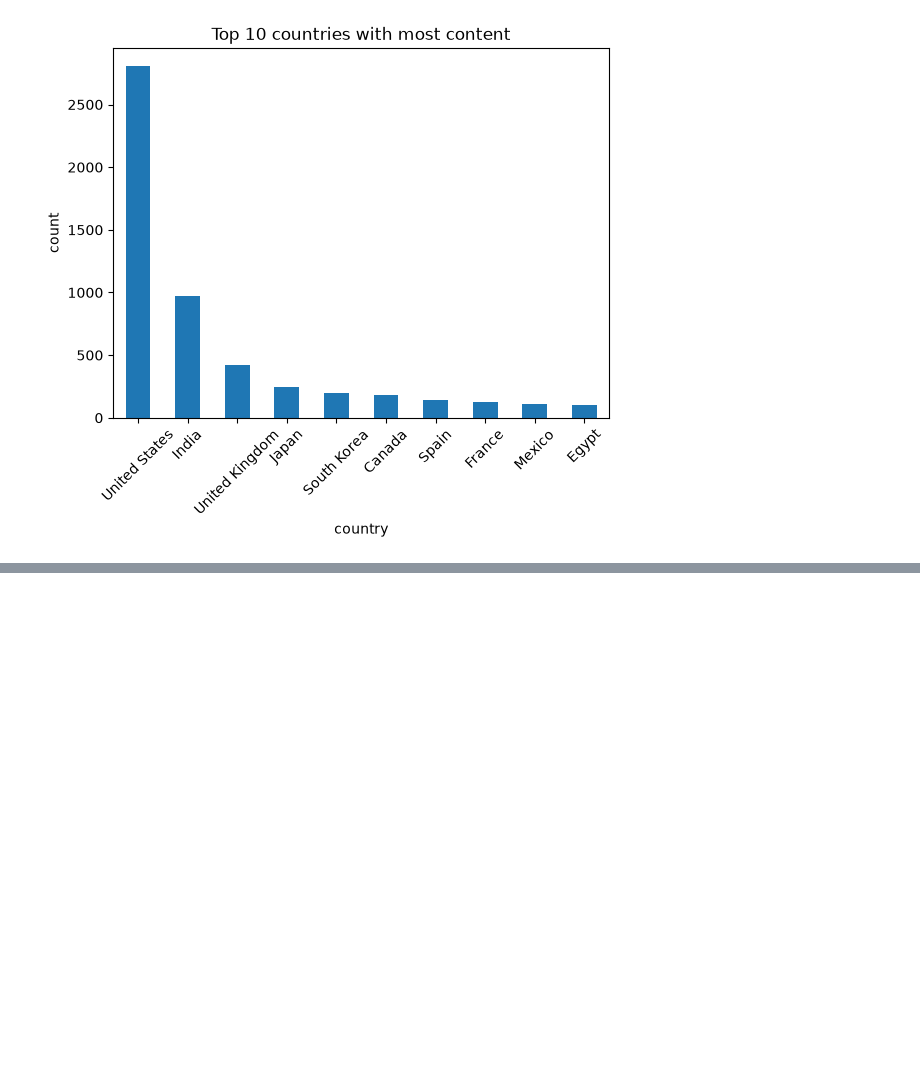
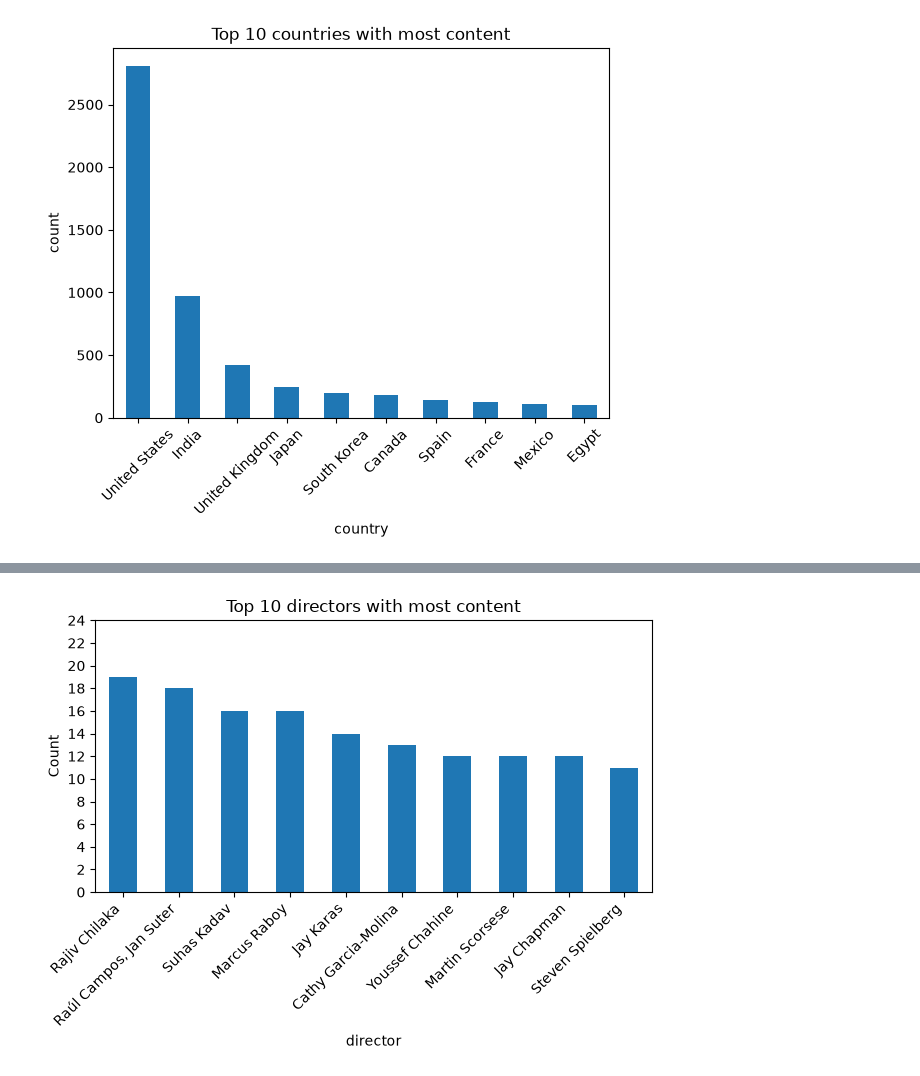
Before and after one commit to 25f2006527/data-analysis-projects, a Jupyter notebook: notebook.ipynb, the cells around one changed output, grey strips where cells are left out. Drawn from its saved outputs; the diff is of its cells as text; code cells hidden in the pictures; blank space fills up the shorter version.

```diff
--- a/notebook.ipynb
+++ b/notebook.ipynb
@@ -93,0 +102,10 @@ plt.show()
+# %%
+df[df['director'].notnull()]['director'].value_counts().head(10).plot(kind='bar')
+plt.title('Top 10 directors with most content')
+plt.ylabel('Count')
+plt.xticks(rotation=45, ha='right')
+plt.yticks(range(0, 26, 2))
+plt.tight_layout()
+plt.show()
+# %% [output]
+[figure, added]
```
Also changed, not shown: parts of 4 cells of this notebook, 1 other file.
